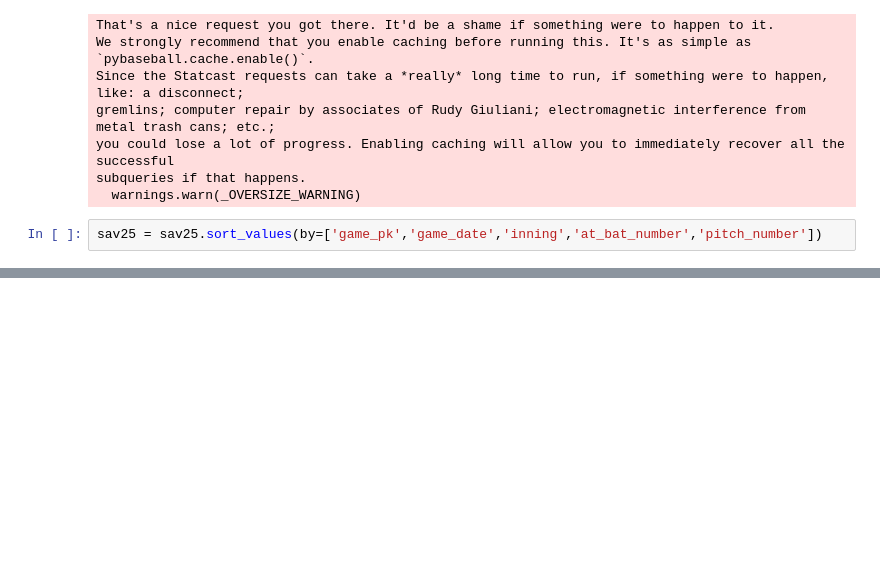
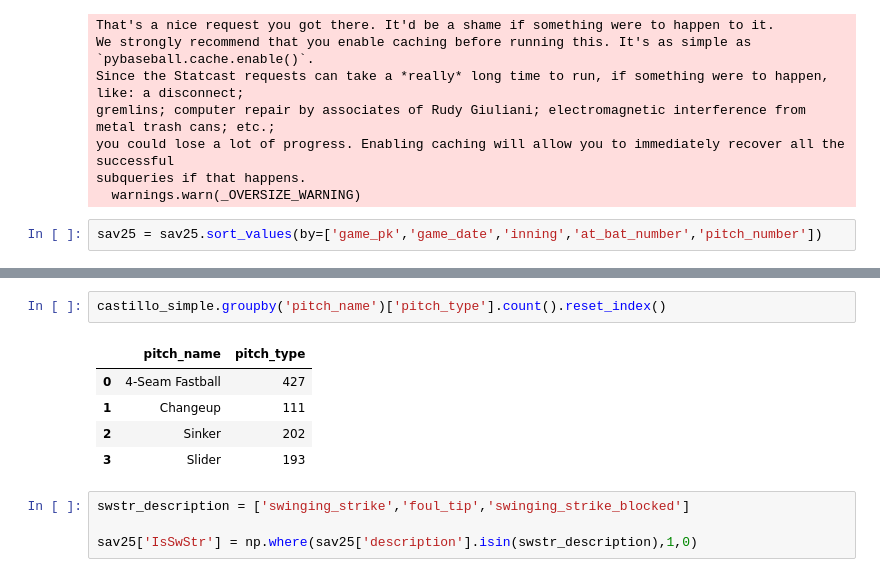
Before and after one commit to unbenounced/mlb, a Jupyter notebook: stats.ipynb, the cells around one changed output, grey strips where cells are left out. Cells and saved outputs as stored; diff of their text form; blank space fills up the shorter version.

```diff
--- a/stats.ipynb
+++ b/stats.ipynb
@@ -87,0 +106,12 @@ castillo_simple.head()
+# %%
+castillo_simple.groupby('pitch_name')['pitch_type'].count().reset_index()
+# %% [output]
+|  | pitch_name | pitch_type |
+| 0 | 4-Seam Fastball | 427 |
+| 1 | Changeup | 111 |
+| 2 | Sinker | 202 |
+| 3 | Slider | 193 |
+# %%
+swstr_description = ['swinging_strike','foul_tip','swinging_strike_blocked']
+
+sav25['IsSwStr'] = np.where(sav25['description'].isin(swstr_description),1,0)
```
Also changed, not shown: parts of 3 cells of this notebook, 1 other file.
